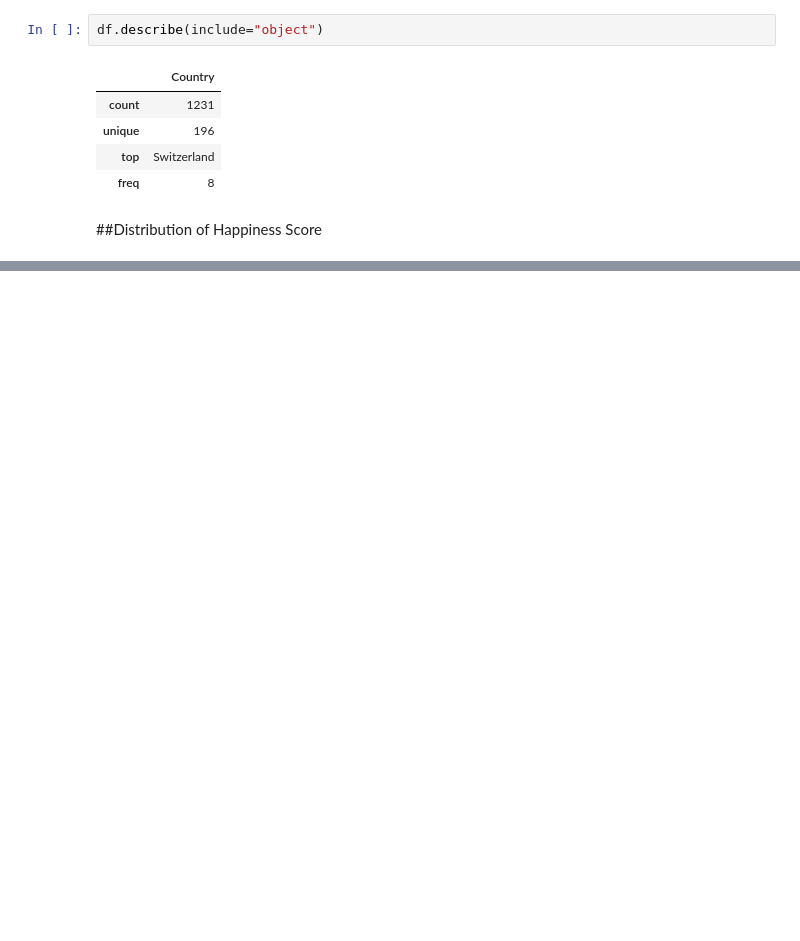
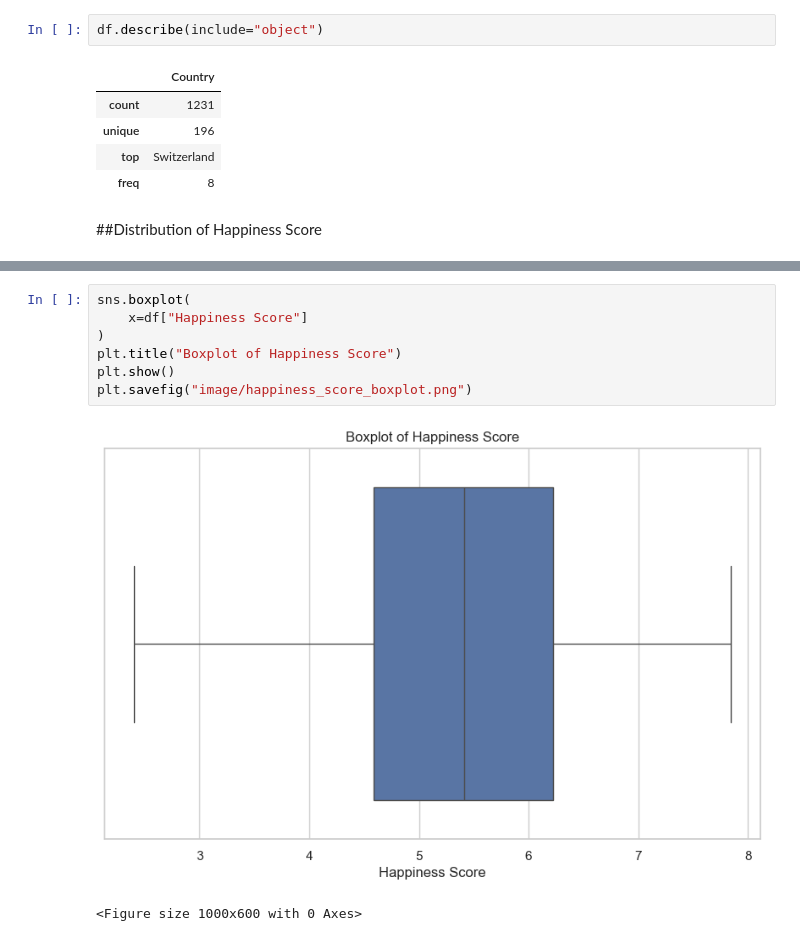
Before and after one commit to to-bits/Global-Happiness-Insights, a Jupyter notebook: analysis.ipynb, the cells around one changed output, grey strips where cells are left out. Cells and saved outputs as stored; diff of their text form; blank space fills up the shorter version.

Commit message:
basic analysis and happiness vs others factors

```diff
--- a/analysis.ipynb
+++ b/analysis.ipynb
@@ -88,0 +108,10 @@ plt.show()
+# %%
+sns.boxplot(
+    x=df["Happiness Score"]
+)
+plt.title("Boxplot of Happiness Score")
+plt.show()
+plt.savefig("image/happiness_score_boxplot.png")
+# %% [output]
+[figure, added]
+<Figure size 1000x600 with 0 Axes>
```
Also changed, not shown: parts of 11 cells of this notebook, 9 other files.
